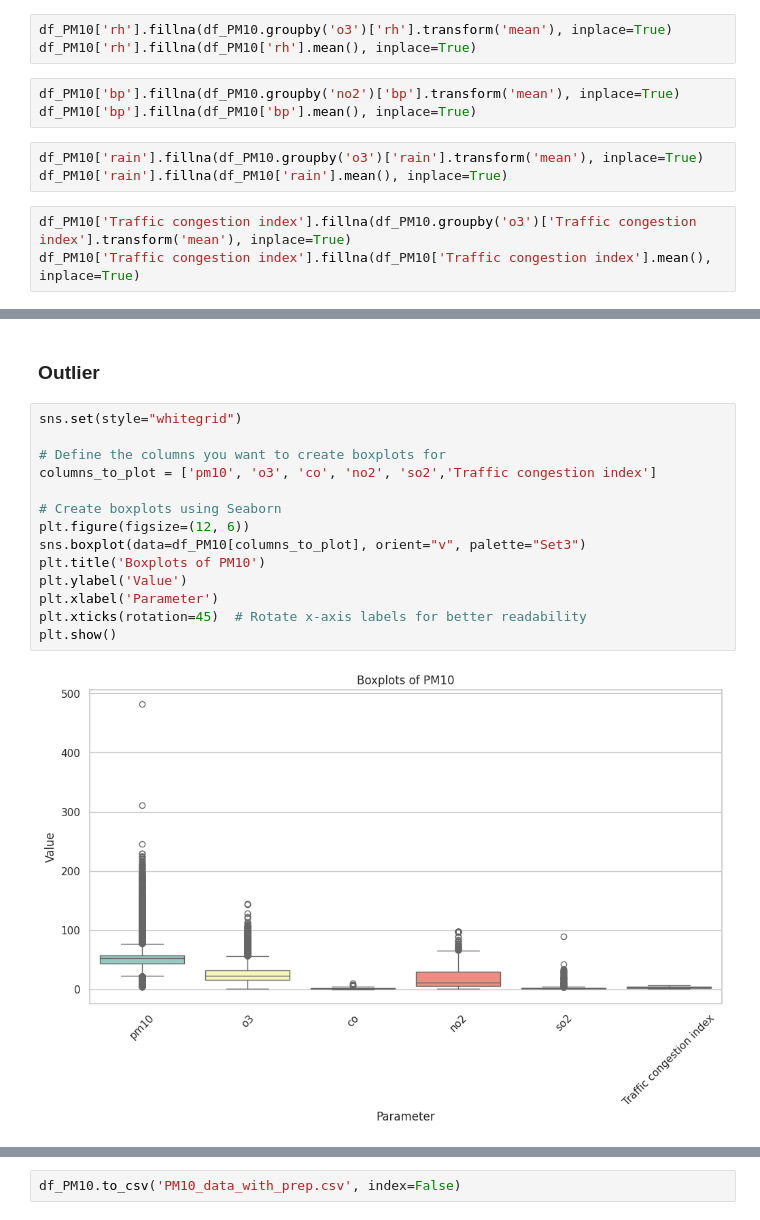
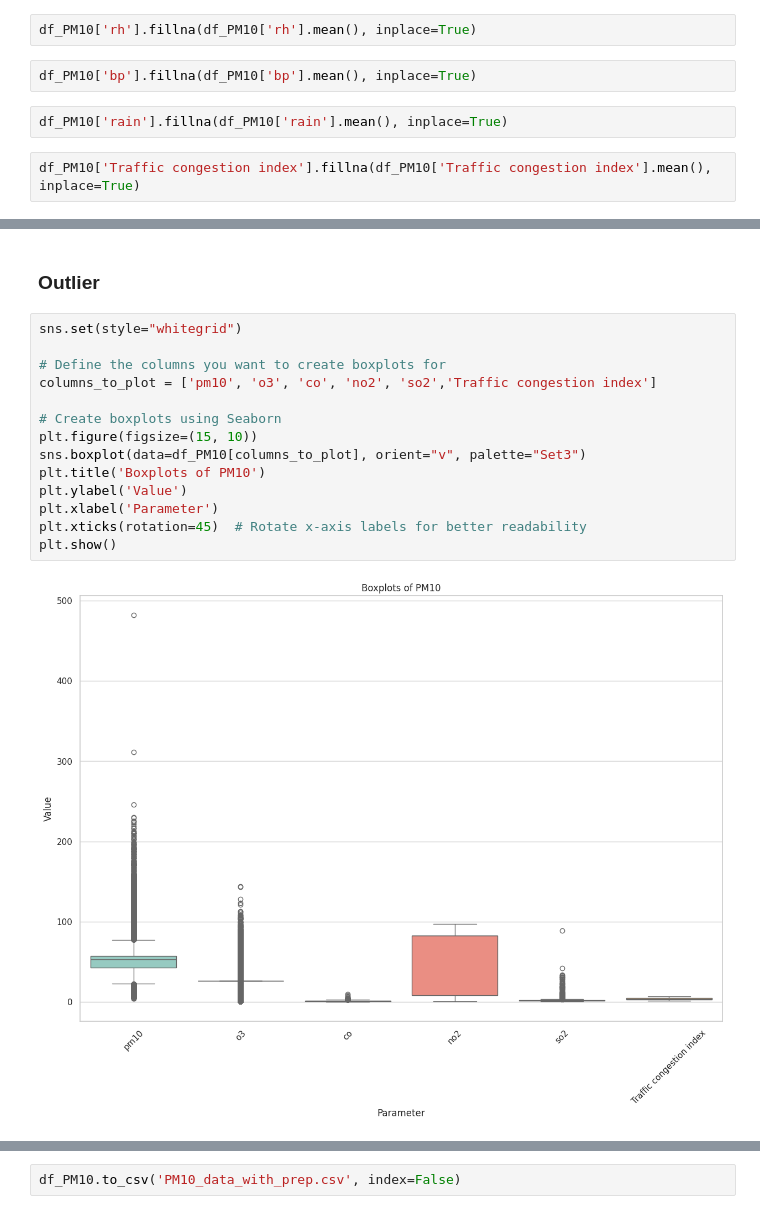
Before and after one commit to Sickachu01/Forecast-pm10-together-with-traffic-congestion-index-Use-Machine-learning, a Jupyter notebook: PreprocessingPM10.ipynb, the cells around one changed output, grey strips where cells are left out. Drawn from its saved outputs; the diff is of its cells as text.

```diff
--- a/PreprocessingPM10.ipynb
+++ b/PreprocessingPM10.ipynb
@@ -188,15 +185,11 @@ df_PM10['temp'].fillna(df_PM10.groupby('rh')['temp'].transform('mean'), inplace=
 df_PM10['temp'].fillna(df_PM10['temp'].mean(), inplace=True)
 # %%
-df_PM10['rh'].fillna(df_PM10.groupby('o3')['rh'].transform('mean'), inplace=True)
 df_PM10['rh'].fillna(df_PM10['rh'].mean(), inplace=True)
 # %%
-df_PM10['bp'].fillna(df_PM10.groupby('no2')['bp'].transform('mean'), inplace=True)
 df_PM10['bp'].fillna(df_PM10['bp'].mean(), inplace=True)
 # %%
-df_PM10['rain'].fillna(df_PM10.groupby('o3')['rain'].transform('mean'), inplace=True)
 df_PM10['rain'].fillna(df_PM10['rain'].mean(), inplace=True)
 # %%
-df_PM10['Traffic congestion index'].fillna(df_PM10.groupby('o3')['Traffic congestion index'].transform('mean'), inplace=True)
 df_PM10['Traffic congestion index'].fillna(df_PM10['Traffic congestion index'].mean(), inplace=True)
 # %%
 df_PM10
@@ -237,16 +230,16 @@ dtype: int64
 # %%
 sns.set(style="whitegrid")
 
 # Define the columns you want to create boxplots for
 columns_to_plot = ['pm10', 'o3', 'co', 'no2', 'so2','Traffic congestion index']
 
 # Create boxplots using Seaborn
-plt.figure(figsize=(12, 6))
+plt.figure(figsize=(15, 10))
 sns.boxplot(data=df_PM10[columns_to_plot], orient="v", palette="Set3")
 plt.title('Boxplots of PM10')
 plt.ylabel('Value')
 plt.xlabel('Parameter')
 plt.xticks(rotation=45)  # Rotate x-axis labels for better readability
 plt.show()
 # %% [output]
-[figure, old version]
+[figure, new version]
```
Also changed, not shown: parts of 14 cells of this notebook, 2 other files.
